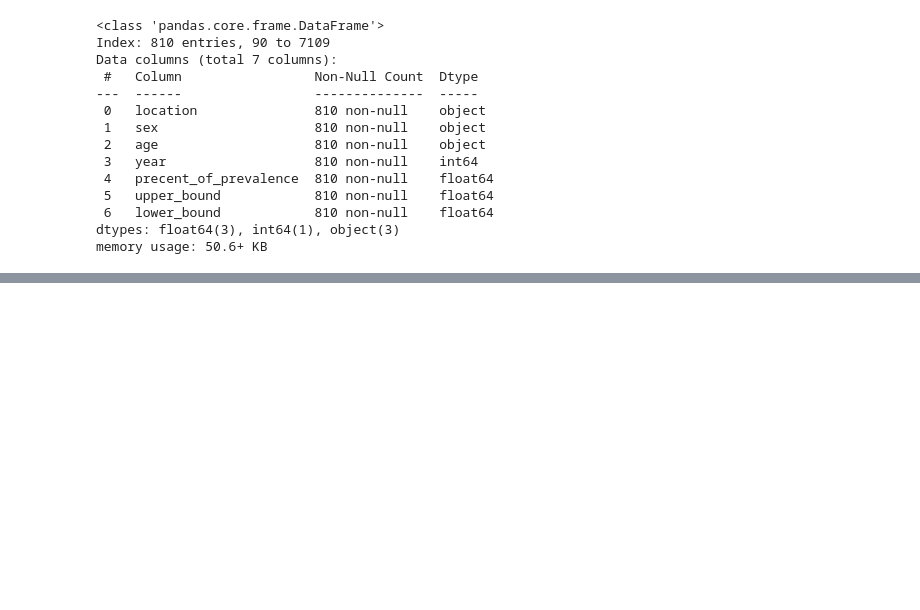
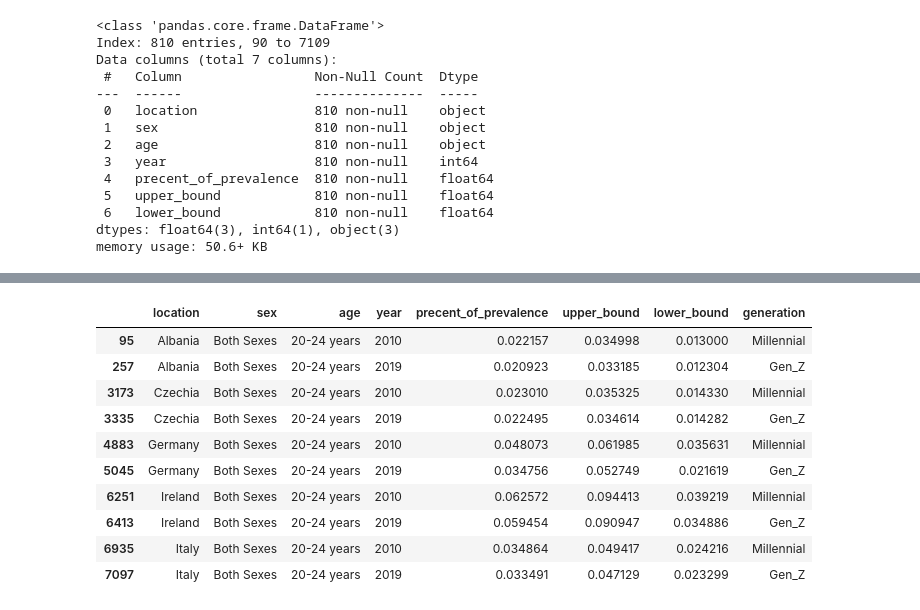
Before and after one commit to justdayane/da-capstone-project-dayane-ernesto, a Jupyter notebook: Ernestos_finds/Exploration Data sets.ipynb, the cells around one changed output, grey strips where cells are left out. Cells and saved outputs as stored; diff of their text form; code cells hidden in the pictures; blank space fills up the shorter version.

```diff
--- a/Ernestos_finds/Exploration Data sets.ipynb
+++ b/Ernestos_finds/Exploration Data sets.ipynb
@@ -1321,0 +1348,19 @@ AttributeError: module 'matplotlib.pyplot' has no attribute 'ylable'
+# %%
+peer_df = gen_gap[
+            (gen_gap['age']=='20-24 years') &
+             (gen_gap['year'].isin([2010, 2019])) &
+             (gen_gap['sex'] == 'Both Sexes')].copy()
+# %%
+peer_df
+# %% [output]
+|  | location | sex | age | year | precent_of_prevalence | upper_bound | lower_bound | generation |
+| 95 | Albania | Both Sexes | 20-24 years | 2010 | 0.022157 | 0.034998 | 0.013000 | Millennial |
+| 257 | Albania | Both Sexes | 20-24 years | 2019 | 0.020923 | 0.033185 | 0.012304 | Gen_Z |
+| 3173 | Czechia | Both Sexes | 20-24 years | 2010 | 0.023010 | 0.035325 | 0.014330 | Millennial |
+| 3335 | Czechia | Both Sexes | 20-24 years | 2019 | 0.022495 | 0.034614 | 0.014282 | Gen_Z |
+| 4883 | Germany | Both Sexes | 20-24 years | 2010 | 0.048073 | 0.061985 | 0.035631 | Millennial |
+| 5045 | Germany | Both Sexes | 20-24 years | 2019 | 0.034756 | 0.052749 | 0.021619 | Gen_Z |
+| 6251 | Ireland | Both Sexes | 20-24 years | 2010 | 0.062572 | 0.094413 | 0.039219 | Millennial |
+| 6413 | Ireland | Both Sexes | 20-24 years | 2019 | 0.059454 | 0.090947 | 0.034886 | Gen_Z |
+| 6935 | Italy | Both Sexes | 20-24 years | 2010 | 0.034864 | 0.049417 | 0.024216 | Millennial |
+| 7097 | Italy | Both Sexes | 20-24 years | 2019 | 0.033491 | 0.047129 | 0.023299 | Gen_Z |
```
Also changed, not shown: parts of 7 cells of this notebook, 4 other files.
